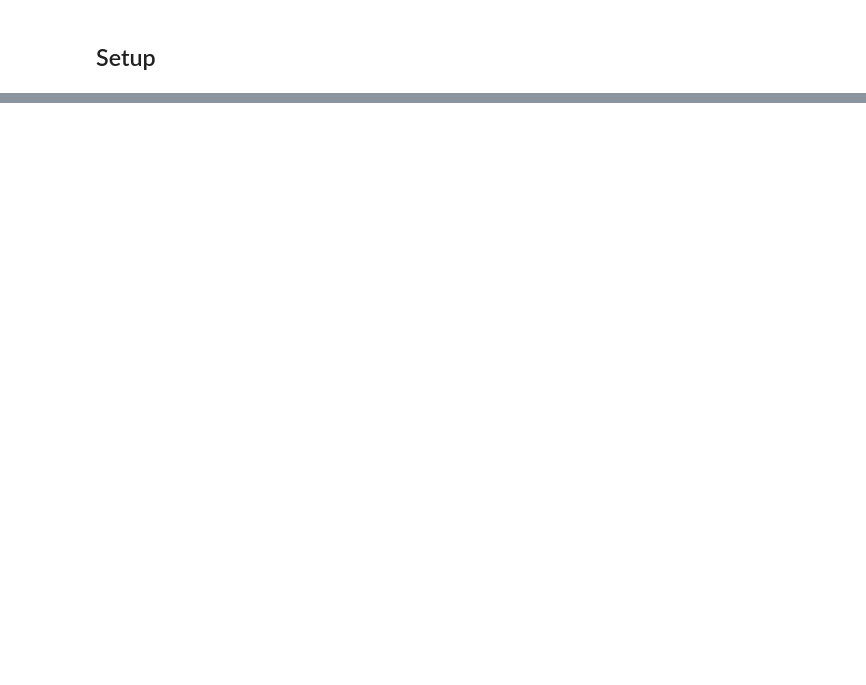
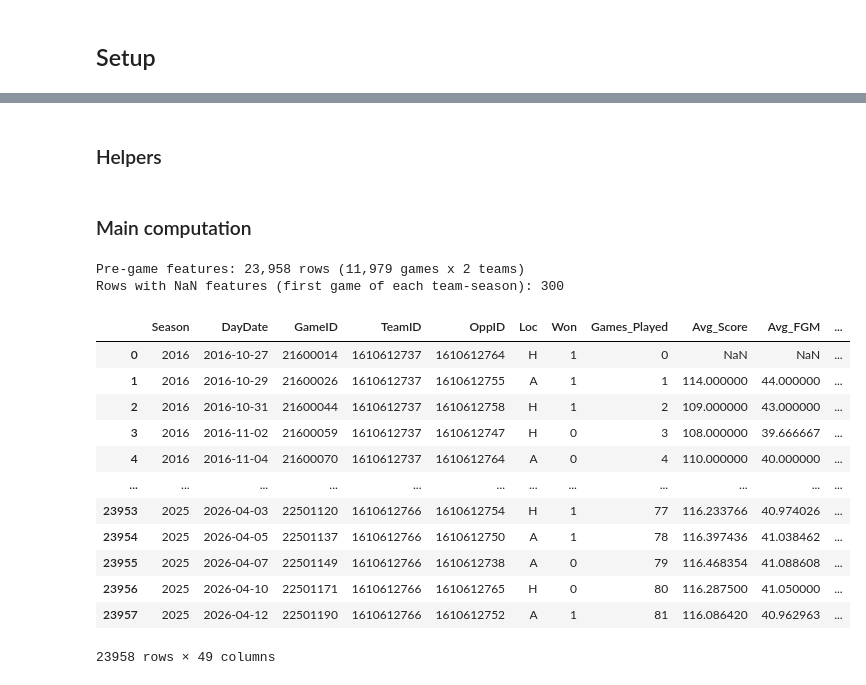
Before and after one commit to fallensnake/IEOR142AProject, a Jupyter notebook: Data/build_dataset.ipynb, the cells around one changed output, grey strips where cells are left out. Drawn from its saved outputs; the diff is of its cells as text; code cells hidden in the pictures; blank space fills up the shorter version.

Commit message:
main code now

```diff
--- a/Data/build_dataset.ipynb
+++ b/Data/build_dataset.ipynb
@@ -402,0 +218,2 @@ Train on `matchups.csv`. The first game of each team-season has NaN features —
+# %% [markdown]
+### Helpers
@@ -402,0 +248,38 @@ Train on `matchups.csv`. The first game of each team-season has NaN features —
+# %%
+def compute_elo_pregame(box: pd.DataFrame,
+                        base: float = ELO_BASE,
+                        k: float = ELO_K,
+                        hca: float = ELO_HOME_ADV,
+                        regress: float = ELO_REGRESS) -> pd.DataFrame:
+    """One row per game with both teams' pre-game Elo."""
+    elo: dict = {}
+    records = []
+    prev_season = None
+
+    for _, row in box[['Season','GameID','T1_TeamID','T2_TeamID','Target_Win']].iterrows():
+        season = row['Season']
+        if prev_season is not None and season != prev_season:
+            for tid in elo:
+                elo[tid] = (1 - regress) * elo[tid] + regress * base
+        prev_season = season
+
+        t1, t2 = row['T1_TeamID'], row['T2_TeamID']
+        e1, e2 = elo.get(t1, base), elo.get(t2, base)
+
+        # snapshot BEFORE the game updates Elo
+        records.append({
+            'GameID'        : row['GameID'],
+            'T1_TeamID'     : t1,
+            'T2_TeamID'     : t2,
+            'T1_Pregame_Elo': e1,
+            'T2_Pregame_Elo': e2,
+        })
+
+        exp1   = 1.0 / (1.0 + 10 ** (-((e1 + hca) - e2) / 400.0))
+        delta  = k * (row['Target_Win'] - exp1)
+        elo[t1] = e1 + delta
+        elo[t2] = e2 - delta
+
+    return pd.DataFrame(records)
+# %% [markdown]
+### Main computation
@@ -402,0 +382,22 @@ Train on `matchups.csv`. The first game of each team-season has NaN features —
+# %%
+pregame = compute_pregame_features(box)
+print(f"Pre-game features: {len(pregame):,} rows ({len(pregame)//2:,} games x 2 teams)")
+print(f"Rows with NaN features (first game of each team-season): "
+      f"{pregame['Avg_Score'].isna().sum():,}")
+pregame
+# %% [output]
+Pre-game features: 23,958 rows (11,979 games x 2 teams)
+Rows with NaN features (first game of each team-season): 300
+|  | Season | DayDate | GameID | TeamID | OppID | Loc | Won | Games_Played | Avg_Score | Avg_FGM | ... |
+| 0 | 2016 | 2016-10-27 | 21600014 | 1610612737 | 1610612764 | H | 1 | 0 | NaN | NaN | ... |
+| 1 | 2016 | 2016-10-29 | 21600026 | 1610612737 | 1610612755 | A | 1 | 1 | 114.000000 | 44.000000 | ... |
+| 2 | 2016 | 2016-10-31 | 21600044 | 1610612737 | 1610612758 | H | 1 | 2 | 109.000000 | 43.000000 | ... |
+| 3 | 2016 | 2016-11-02 | 21600059 | 1610612737 | 1610612747 | H | 0 | 3 | 108.000000 | 39.666667 | ... |
+| 4 | 2016 | 2016-11-04 | 21600070 | 1610612737 | 1610612764 | A | 0 | 4 | 110.000000 | 40.000000 | ... |
+| ... | ... | ... | ... | ... | ... | ... | ... | ... | ... | ... | ... |
+| 23953 | 2025 | 2026-04-03 | 22501120 | 1610612766 | 1610612754 | H | 1 | 77 | 116.233766 | 40.974026 | ... |
+| 23954 | 2025 | 2026-04-05 | 22501137 | 1610612766 | 1610612750 | A | 1 | 78 | 116.397436 | 41.038462 | ... |
+| 23955 | 2025 | 2026-04-07 | 22501149 | 1610612766 | 1610612738 | A | 0 | 79 | 116.468354 | 41.088608 | ... |
+| 23956 | 2025 | 2026-04-10 | 22501171 | 1610612766 | 1610612765 | H | 0 | 80 | 116.287500 | 41.050000 | ... |
+| 23957 | 2025 | 2026-04-12 | 22501190 | 1610612766 | 1610612752 | A | 1 | 81 | 116.086420 | 40.962963 | ... |
+23958 rows × 49 columns
```
Also changed, not shown: parts of 41 cells of this notebook, 1 other file.
